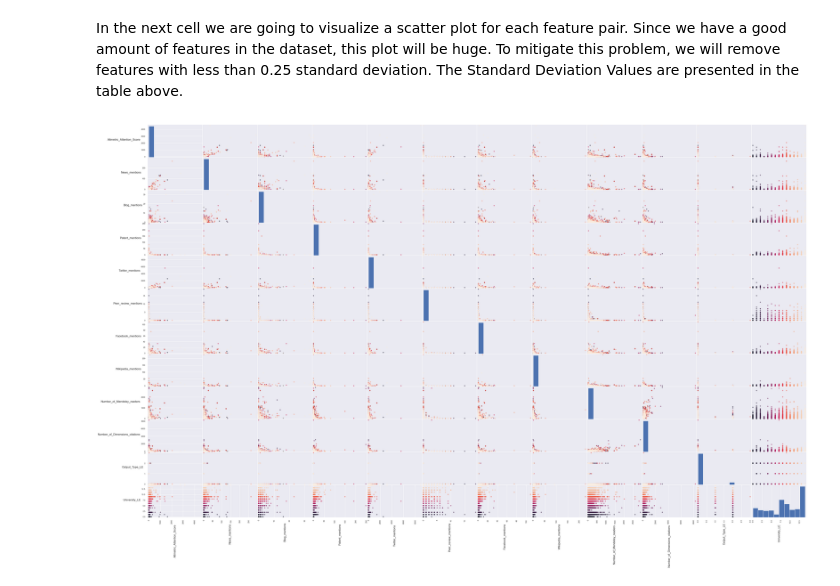
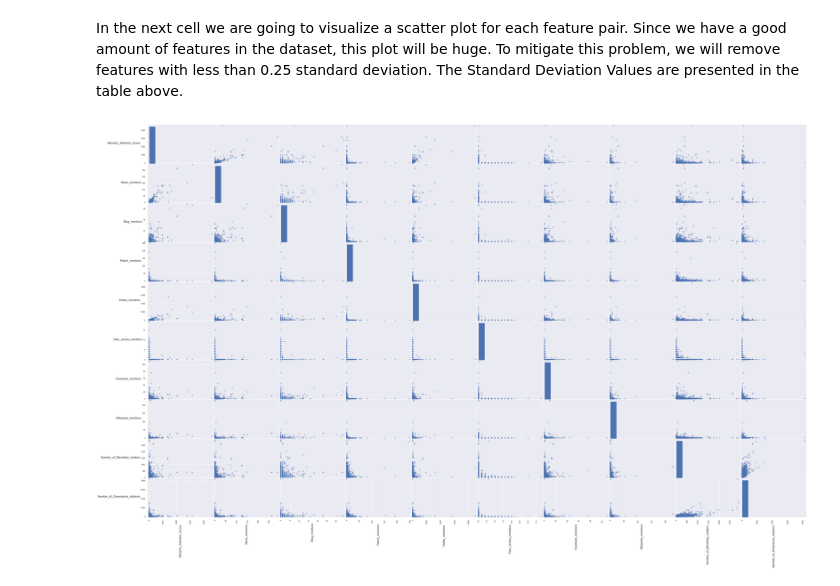
Before and after one commit to SimplyRamin/AlMetric-Research-Paper, a Jupyter notebook: EDA V1.0.ipynb, the cells around one changed output. Cells and saved outputs as stored; diff of their text form; code cells hidden in the pictures.

```diff
--- a/EDA V1.0.ipynb
+++ b/EDA V1.0.ipynb
@@ -75,7 +75,6 @@ df = df.reset_index(drop=True)
 label_encoder = preprocessing.LabelEncoder()
 df['Output_Type_LE'] = label_encoder.fit_transform(df['Output_Type'])
 df['OA_Status_LE'] = label_encoder.fit_transform(df['OA_Type'])
-df['University_LE'] = label_encoder.fit_transform(df['University'])
 # %%
 df
 # %% [output]
@@ -107,0 +122,9 @@ plt.show()
+# %%
+x = list(df['Publisher_Names'].value_counts().head(30).index)
+y = list(df['Publisher_Names'].value_counts().head(30))
+plt.figure(figsize=(15, 5))
+ax = sns.barplot(x=x, y=y)
+ax.bar_label(ax.containers[0])
+plt.title('Number of Articles for top 30 Publisher')
+plt.xticks(rotation=90)
+plt.show()
@@ -122,19 +179,18 @@ In the next cell we are going to visualize a scatter plot for each feature pair.
 # %%
 target_features = list(df.describe().columns[:-2])
 temp = []
 for feature in target_features:
     if df.describe()[feature]['std'] >= 0.25:
         temp.append(feature)
 target_features = temp
-target_features.append('University_LE')
-axes = pd.plotting.scatter_matrix(df[target_features], figsize=(50, 30), s=100, c=df.University_LE)
+axes = pd.plotting.scatter_matrix(df[target_features], figsize=(50, 30), s=100)
 for ax in axes.flatten():
     ax.xaxis.label.set_rotation(90)
     ax.yaxis.label.set_rotation(0)
     ax.yaxis.label.set_ha('right')
 plt.show()
 # %% [output]
-[figure, old version]
+[figure, new version]
 # %%
 df.head()
 # %% [output]
```
Also changed, not shown: parts of 9 cells of this notebook, 1 other file.
